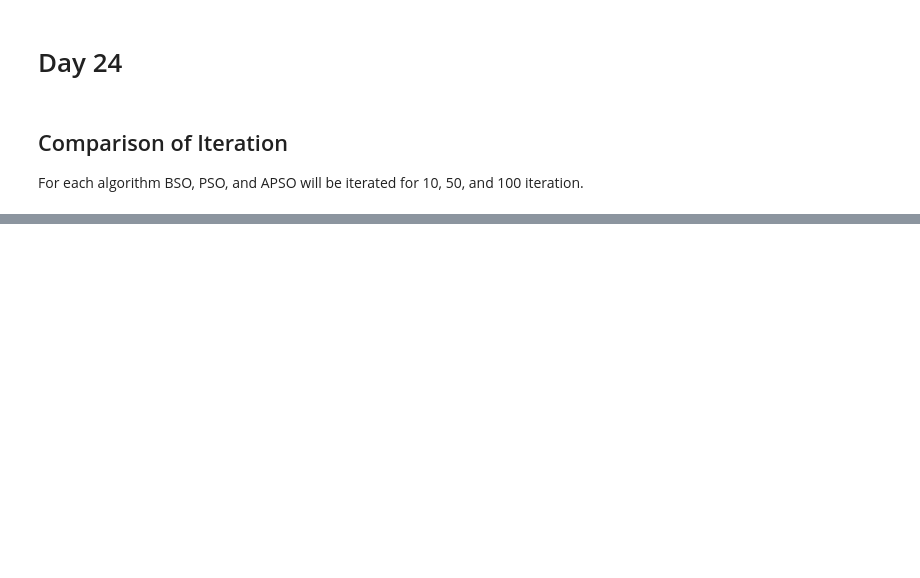
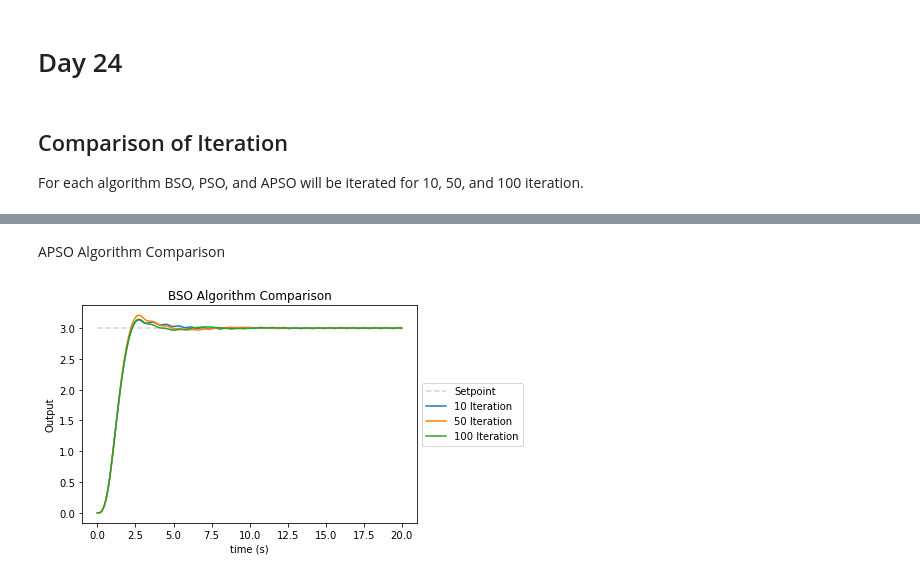
Before and after one commit to Vermillord/KP_Codes, a Jupyter notebook: KP_Notes.ipynb, the cells around one changed output, grey strips where cells are left out. Drawn from its saved outputs; the diff is of its cells as text; code cells hidden in the pictures; blank space fills up the shorter version.

```diff
--- a/KP_Notes.ipynb
+++ b/KP_Notes.ipynb
@@ -2334,0 +2550,14 @@ APSO3 = APSO(PIDcost, 3, 25, 0, 100, 100)
+# %% [markdown]
+APSO Algorithm Comparison
+# %%
+plt.title("BSO Algorithm Comparison")
+plt.xlabel("time (s)")
+plt.ylabel("Output")
+plt.plot(t, u, label='Setpoint', color='lightgray', linestyle='--')
+plt.plot(t, APSO10[0], label='10 Iteration')
+plt.plot(t, APSO50[0], label='50 Iteration')
+plt.plot(t, APSO100[0], label='100 Iteration')
+plt.legend(loc='center left', bbox_to_anchor=(1, 0.5))
+plt.show()
+# %% [output]
+[figure, added]
```
Also changed, not shown: parts of 23 cells of this notebook.
